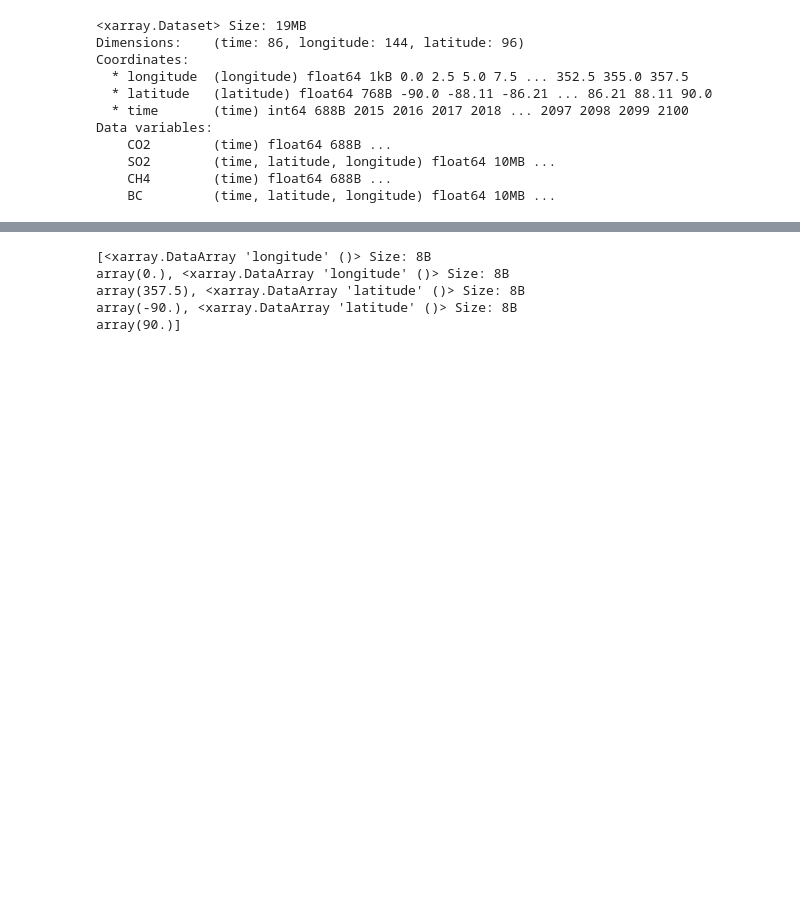
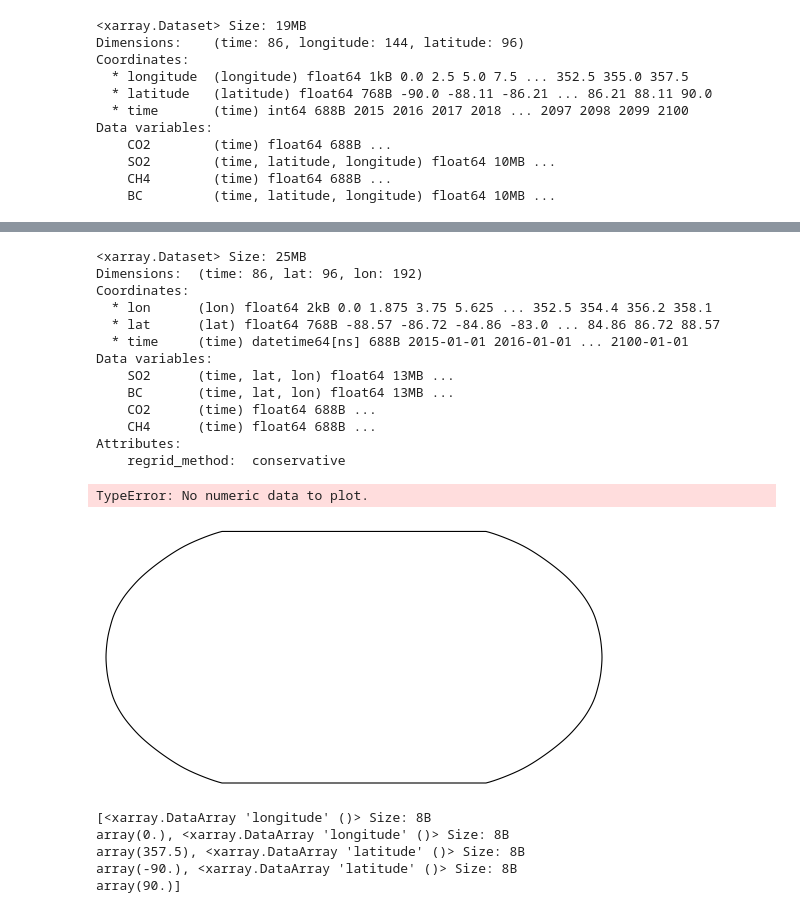
Before and after one commit to zoeleila/scenarIA, a Jupyter notebook: src/plots/explore_test_dataset.ipynb, the cells around one changed output, grey strips where cells are left out. Cells and saved outputs as stored; diff of their text form; code cells hidden in the pictures; blank space fills up the shorter version.

```diff
--- a/src/plots/explore_test_dataset.ipynb
+++ b/src/plots/explore_test_dataset.ipynb
@@ -43,3 +47,34 @@ Text(0.5, 1.0, '2020')
+# %%
+for simu in ['ssp126', 'ssp245', 'ssp370', 'ssp585']:
+
+    dataset_dir = DATASET_DIR / 'MPI-ESM1-2-LR/annual'
+
+    inputs = xr.open_dataset(dataset_dir / f'inputs_{simu}_regrid2.nc')
+    print(inputs)
+    plt.subplot(projection=ccrs.Robinson())
+    cs = inputs["CO2"].sel(time=slice('2080', '2100')).mean('time').plot(transform=ccrs.PlateCarree(), add_colorbar=True,
+                                                                        cbar_kwargs= {'shrink':0.6})
+    plt.gca().coastlines()
+    plt.gca().set_title(f'{simu} 2080-2100')
+    plt.colorbar(cs, ax=ax, shrink=0.7)
+    #plt.savefig(f'/gpfs-calypso/scratch/globc/garcia/scenarIA/graphs/data/Input4MIPs/BC_2080_2100_maps_{simu}.png')
+    #plt.close()
+# %% [output]
+<xarray.Dataset> Size: 25MB
+Dimensions:  (time: 86, lat: 96, lon: 192)
+Coordinates:
+  * lon      (lon) float64 2kB 0.0 1.875 3.75 5.625 ... 352.5 354.4 356.2 358.1
+  * lat      (lat) float64 768B -88.57 -86.72 -84.86 -83.0 ... 84.86 86.72 88.57
+  * time     (time) datetime64[ns] 688B 2015-01-01 2016-01-01 ... 2100-01-01
+Data variables:
+    SO2      (time, lat, lon) float64 13MB ...
+    BC       (time, lat, lon) float64 13MB ...
+    CO2      (time) float64 688B ...
+    CH4      (time) float64 688B ...
+Attributes:
+    regrid_method:  conservative
+TypeError: No numeric data to plot.
+[figure, added]
 # %%
 ds = inputs['SO2']
 periods = [['2020','2050'], ['2070','2100']]
```
Also changed, not shown: parts of 4 cells of this notebook, 9 other files.
